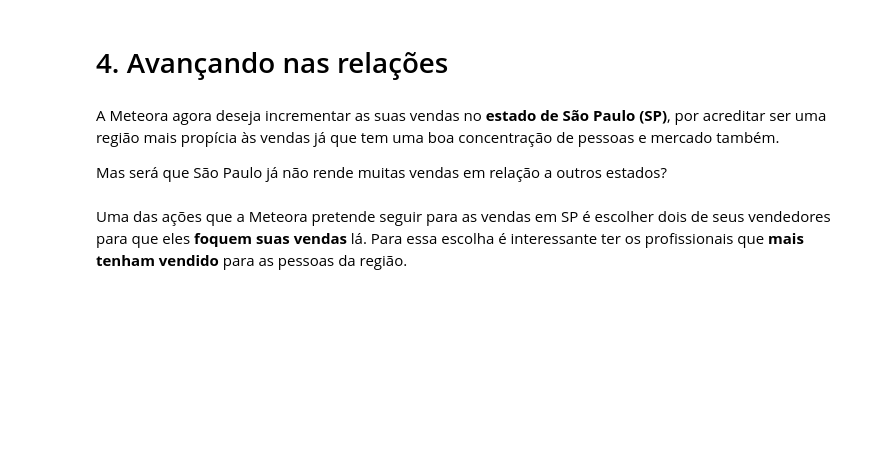
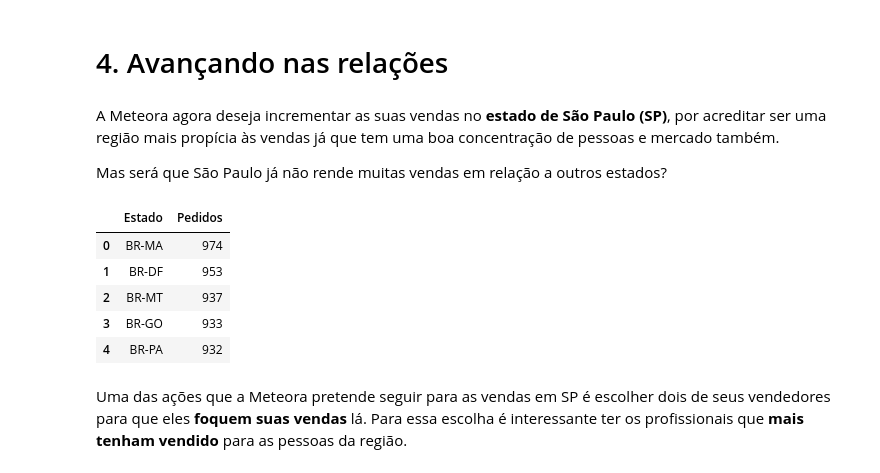
Before and after one commit to strawndri/meteora-analise, a Jupyter notebook: Notebook_Meteora.ipynb, the cells around one changed output. Drawn from its saved outputs; the diff is of its cells as text; code cells hidden in the pictures; blank space fills up the shorter version.

```diff
--- a/Notebook_Meteora.ipynb
+++ b/Notebook_Meteora.ipynb
@@ -295,5 +297,20 @@ receita_total_por_mes
 A Meteora agora deseja incrementar as suas vendas no **estado de São Paulo (SP)**, por acreditar ser uma região mais propícia às vendas já que tem uma boa concentração de pessoas e mercado também.
 
 Mas será que São Paulo já não rende muitas vendas em relação a outros estados?
+# %%
+query = '''SELECT estado, COUNT(*) AS Pedidos
+FROM itens_pedidos
+GROUP BY estado
+ORDER BY Pedidos DESC;
+'''
+
+sql_df(query).head(5)
+# %% [output]
+|  | Estado | Pedidos |
+| 0 | BR-MA | 974 |
+| 1 | BR-DF | 953 |
+| 2 | BR-MT | 937 |
+| 3 | BR-GO | 933 |
+| 4 | BR-PA | 932 |
 # %% [markdown]
 Uma das ações que a Meteora pretende seguir para as vendas em SP é escolher dois de seus vendedores para que eles **foquem suas vendas** lá. Para essa escolha é interessante ter os profissionais que **mais tenham vendido** para as pessoas da região.
```
Also changed, not shown: parts of 11 cells of this notebook.
